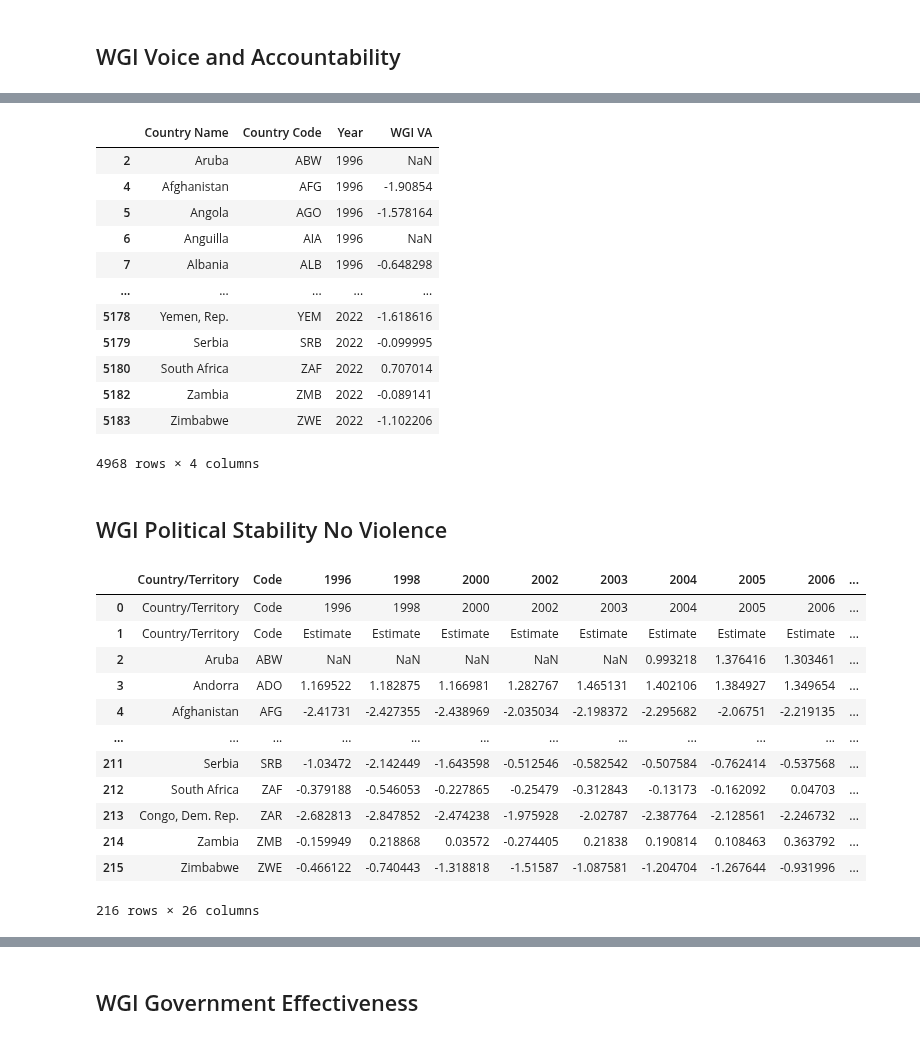
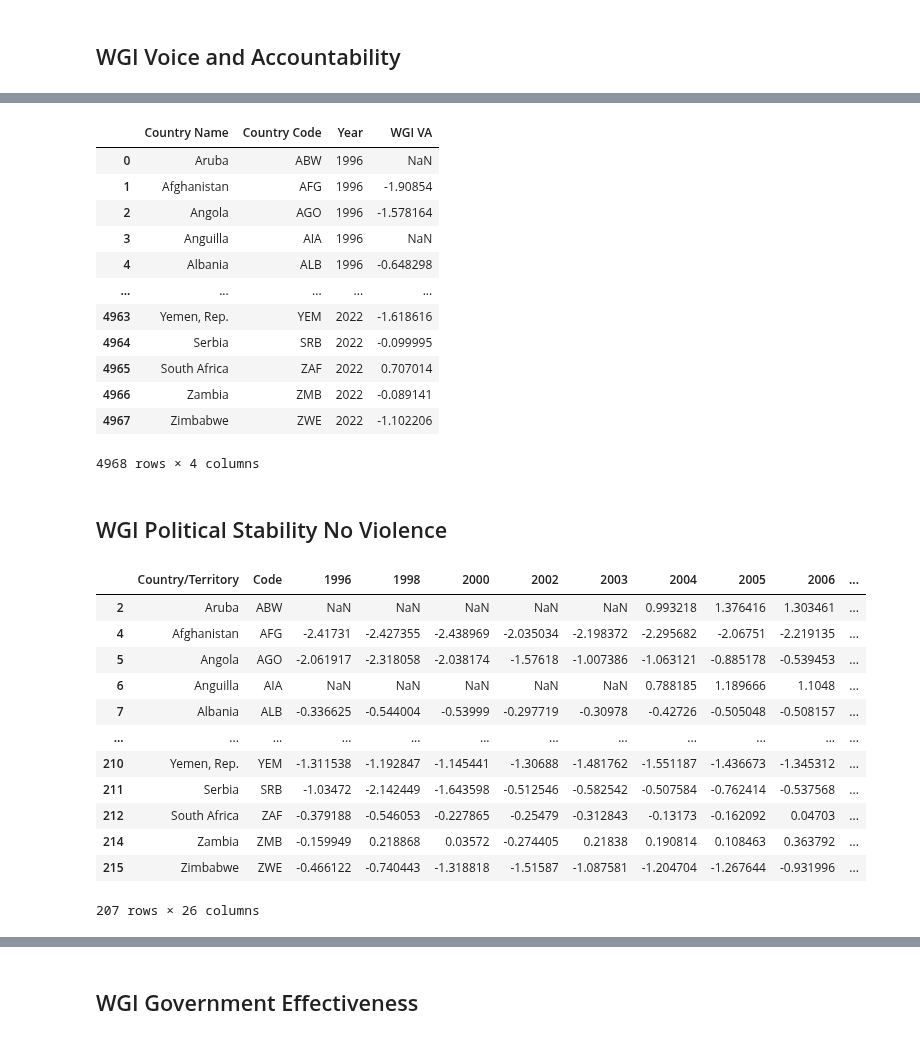
Before and after one commit to marcbarc19/DataScienceExam, a Jupyter notebook: predictor_cleaning.ipynb, the cells around one changed output, grey strips where cells are left out. Drawn from its saved outputs; the diff is of its cells as text; code cells hidden in the pictures.

```diff
--- a/predictor_cleaning.ipynb
+++ b/predictor_cleaning.ipynb
@@ -163,9 +166,6 @@ VA_df = pd.melt(voice_account_df, id_vars=['Country/Territory', 'Code'],
 # Rename column 'A' to 'New_A'
 #VA_df.rename(columns={'Value': 'Land area (sq. km)'}, inplace=True)
 
-# Filter rows based on whether the country code is in the predefined list
-VA_df = VA_df[VA_df['Code'].isin(ISO_masterlist)]
-
 # Rename column 'A' to 'New_A'
 VA_df.rename(columns={'Country/Territory': 'Country Name'}, inplace=True)
 VA_df.rename(columns={'Code': 'Country Code'}, inplace=True)
@@ -175,53 +175,56 @@ VA_df.rename(columns={'Value': 'WGI VA'}, inplace=True)
 display(VA_df)
 # %% [output]
 |  | Country Name | Country Code | Year | WGI VA |
-| 2 | Aruba | ABW | 1996 | NaN |
-| 4 | Afghanistan | AFG | 1996 | -1.90854 |
-| 5 | Angola | AGO | 1996 | -1.578164 |
-| 6 | Anguilla | AIA | 1996 | NaN |
-| 7 | Albania | ALB | 1996 | -0.648298 |
+| 0 | Aruba | ABW | 1996 | NaN |
+| 1 | Afghanistan | AFG | 1996 | -1.90854 |
+| 2 | Angola | AGO | 1996 | -1.578164 |
+| 3 | Anguilla | AIA | 1996 | NaN |
+| 4 | Albania | ALB | 1996 | -0.648298 |
 | ... | ... | ... | ... | ... |
-| 5178 | Yemen, Rep. | YEM | 2022 | -1.618616 |
-| 5179 | Serbia | SRB | 2022 | -0.099995 |
-| 5180 | South Africa | ZAF | 2022 | 0.707014 |
-| 5182 | Zambia | ZMB | 2022 | -0.089141 |
-| 5183 | Zimbabwe | ZWE | 2022 | -1.102206 |
+| 4963 | Yemen, Rep. | YEM | 2022 | -1.618616 |
+| 4964 | Serbia | SRB | 2022 | -0.099995 |
+| 4965 | South Africa | ZAF | 2022 | 0.707014 |
+| 4966 | Zambia | ZMB | 2022 | -0.089141 |
+| 4967 | Zimbabwe | ZWE | 2022 | -1.102206 |
 4968 rows × 4 columns
 # %% [markdown]
 ## WGI Political Stability No Violence
 # %%
 political_stability_df = pd.read_excel(r"C:\Users\marc1\OneDrive\Desktop\School\Aarhus University\Current Classes\DSPF\DSPF_Final\Data\wgidataset.xlsx", sheet_name= "Political StabilityNoViolence")
 
 # Set the headers as the values in the first row (index 13)
 political_stability_df.columns = political_stability_df.iloc[13]
 
 # Drop the first ten rows
 political_stability_df = political_stability_df.drop(index=range(12))
 
 # Reset the index after dropping rows
 political_stability_df = political_stability_df.reset_index(drop=True)
 
 # Set the headers as the values in the first row (index 0)
 political_stability_df.columns = political_stability_df.iloc[0]
 
 # Filter columns based on whether row 2 contains the word "Estimate"
 political_stability_df = political_stability_df.iloc[:, :2].join(political_stability_df.loc[:, political_stability_df.iloc[1] == 'Estimate'])
 
+# Filter rows based on whether the country code is in the predefined list
+political_stability_df = political_stability_df[political_stability_df['Code'].isin(ISO_masterlist)]
+
 display(political_stability_df)
 # %% [output]
 |  | Country/Territory | Code | 1996 | 1998 | 2000 | 2002 | 2003 | 2004 | 2005 | 2006 | ... |
-| 0 | Country/Territory | Code | 1996 | 1998 | 2000 | 2002 | 2003 | 2004 | 2005 | 2006 | ... |
-| 1 | Country/Territory | Code | Estimate | Estimate | Estimate | Estimate | Estimate | Estimate | Estimate | Estimate | ... |
 | 2 | Aruba | ABW | NaN | NaN | NaN | NaN | NaN | 0.993218 | 1.376416 | 1.303461 | ... |
-| 3 | Andorra | ADO | 1.169522 | 1.182875 | 1.166981 | 1.282767 | 1.465131 | 1.402106 | 1.384927 | 1.349654 | ... |
 | 4 | Afghanistan | AFG | -2.41731 | -2.427355 | -2.438969 | -2.035034 | -2.198372 | -2.295682 | -2.06751 | -2.219135 | ... |
+| 5 | Angola | AGO | -2.061917 | -2.318058 | -2.038174 | -1.57618 | -1.007386 | -1.063121 | -0.885178 | -0.539453 | ... |
+| 6 | Anguilla | AIA | NaN | NaN | NaN | NaN | NaN | 0.788185 | 1.189666 | 1.1048 | ... |
+| 7 | Albania | ALB | -0.336625 | -0.544004 | -0.53999 | -0.297719 | -0.30978 | -0.42726 | -0.505048 | -0.508157 | ... |
 | ... | ... | ... | ... | ... | ... | ... | ... | ... | ... | ... | ... |
+| 210 | Yemen, Rep. | YEM | -1.311538 | -1.192847 | -1.145441 | -1.30688 | -1.481762 | -1.551187 | -1.436673 | -1.345312 | ... |
 | 211 | Serbia | SRB | -1.03472 | -2.142449 | -1.643598 | -0.512546 | -0.582542 | -0.507584 | -0.762414 | -0.537568 | ... |
 | 212 | South Africa | ZAF | -0.379188 | -0.546053 | -0.227865 | -0.25479 | -0.312843 | -0.13173 | -0.162092 | 0.04703 | ... |
-| 213 | Congo, Dem. Rep. | ZAR | -2.682813 | -2.847852 | -2.474238 | -1.975928 | -2.02787 | -2.387764 | -2.128561 | -2.246732 | ... |
 | 214 | Zambia | ZMB | -0.159949 | 0.218868 | 0.03572 | -0.274405 | 0.21838 | 0.190814 | 0.108463 | 0.363792 | ... |
 | 215 | Zimbabwe | ZWE | -0.466122 | -0.740443 | -1.318818 | -1.51587 | -1.087581 | -1.204704 | -1.267644 | -0.931996 | ... |
-216 rows × 26 columns
+207 rows × 26 columns
 # %%
 # Melt the DataFrame to transform the years into a single column
 PS_df = pd.melt(political_stability_df, id_vars=['Country/Territory', 'Code'],
```
Also changed, not shown: parts of 30 cells of this notebook, 2 other files.
